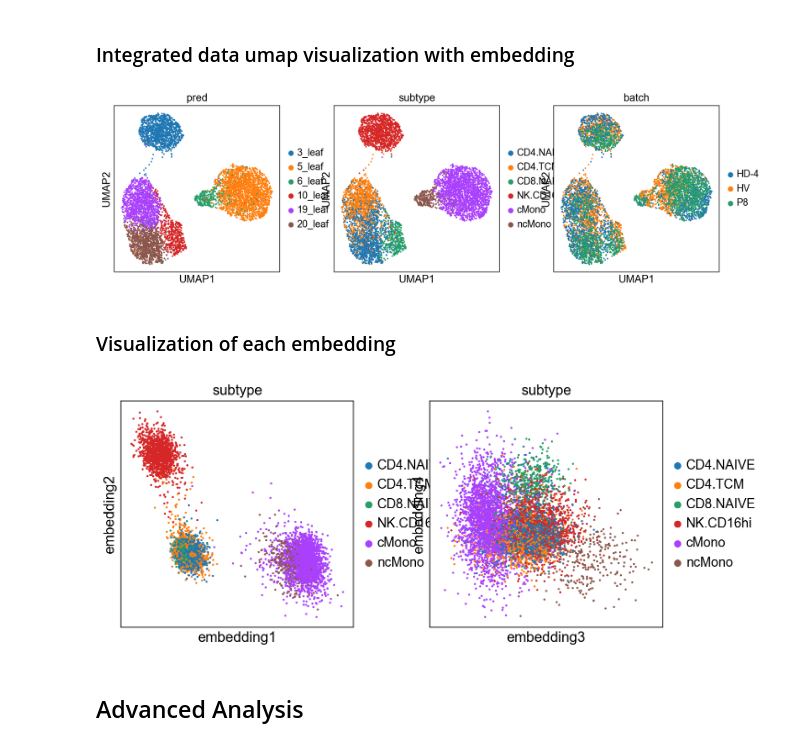
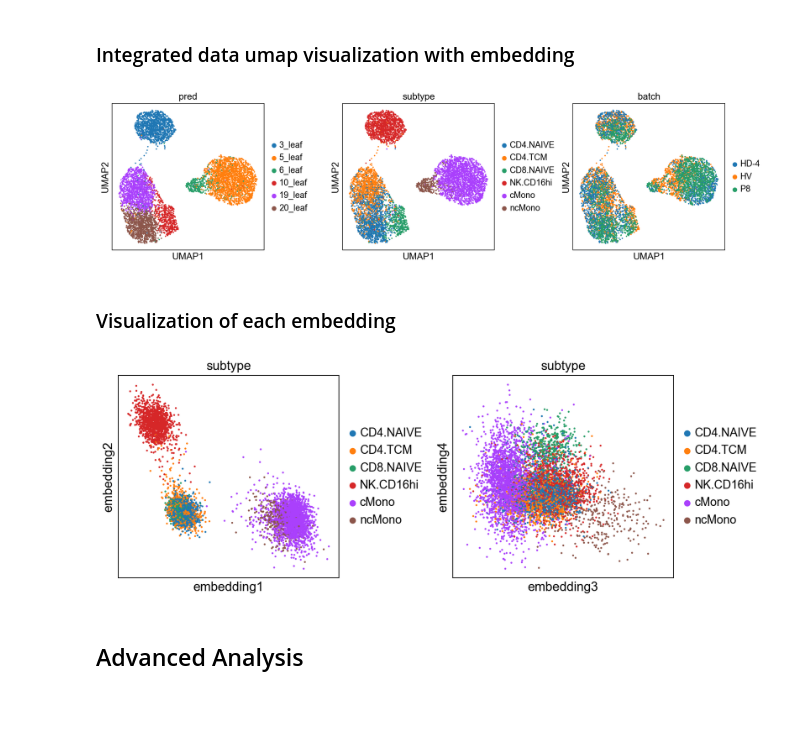
Before and after one commit to xinzhu-email/CITE-pool, a Jupyter notebook: Tutorial.ipynb, the cells around one changed output. Drawn from its saved outputs; the diff is of its cells as text; code cells hidden in the pictures; blank space fills up the shorter version.

```diff
--- a/Tutorial.ipynb
+++ b/Tutorial.ipynb
@@ -82,18 +58,45 @@ for i in range(len(data_path)):
+# %%
+import os
+adata = sc.read_h5ad(output_path+'reuslt.h5ad')
+adata.obs['pred'] = None
+datasets_path = os.listdir(output_path)
+
+for dataset in datasets_path:
+    if dataset.isdigit() == False or dataset == '0':
+        continue
+
+    filename = os.listdir(output_path+dataset)
+    if dataset == '1':
+        adata.obsm['treelabel'] = np.zeros((adata.shape[0],embedding.shape[1]))
+        adata.obsm['embedding'] = np.zeros((adata.shape[0],embedding.shape[1]))
+
+    for file in filename:
+        if file.isdigit() == False:
+            continue
+        leaflabel = pd.read_csv(output_path+dataset+'/'+file+'/leaf_labels.csv',index_col=0)
+        treelabel = pd.read_csv(output_path+dataset+'/'+file+'/treelabel.csv',index_col=0)
+        embedding = pd.read_csv(output_path+dataset+'/'+file+'/embedding.csv',index_col=0)
+
+        indices = adata.obs_names.isin(leaflabel.index)
+
+        adata.obs['pred'].loc[indices] = leaflabel['Label']
+        adata.obsm['treelabel'][indices] = treelabel.values
+        adata.obsm['embedding'][indices] = embedding.values
 # %% [markdown]
 ### Integrated data umap visualization with embedding
 # %%
 sc.set_figure_params(facecolor='white')
 sc.pp.neighbors(adata, n_neighbors=10, use_rep='embedding', key_added='embedding')
 sc.tl.umap(adata, neighbors_key='embedding')
-sc.pl.umap(adata, color=['pred','subtype','batch'])
+sc.pl.umap(adata, color=['pred','subtype','batch'],wspace=0.38)
 # %% [output]
-[figure, old version]
+[figure, new version]
 # %% [markdown]
 ### Visualization of each embedding
 # %%
-sc.pl.embedding(adata, basis='embedding', components=['1,2','3,4',],color=['subtype'])
+sc.pl.embedding(adata, basis='embedding', components=['1,2','3,4',],color=['subtype'],wspace=0.38)
 # %% [output]
-[figure, old version]
+[figure, new version]
 # %% [markdown]
 ## Advanced Analysis
 # %% [markdown]
```
Also changed, not shown: parts of 2 cells of this notebook, 1 other file.
